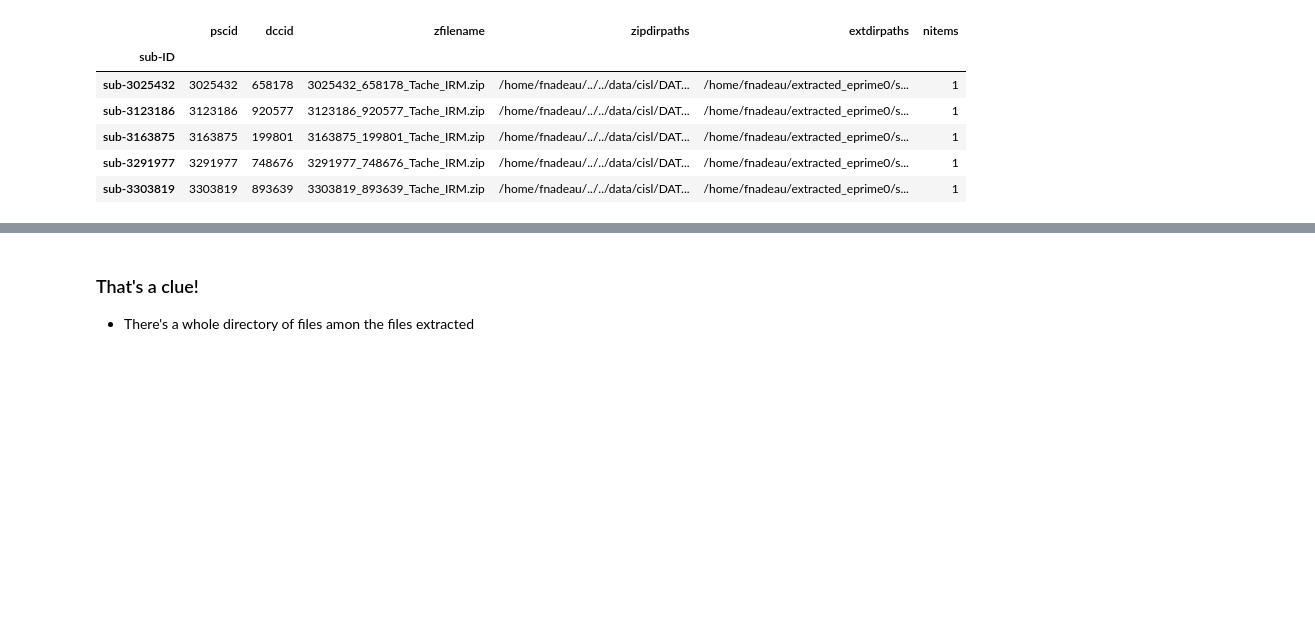
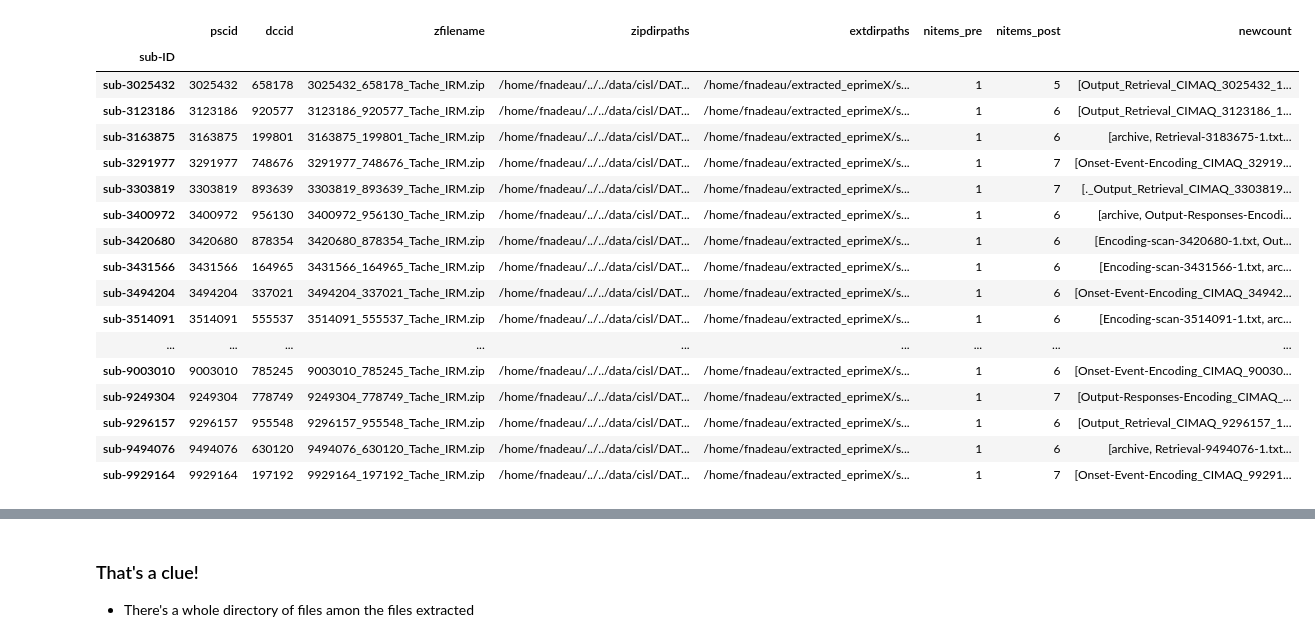
Before and after one commit to FrancoisNadeau/cimaq_memory, a Jupyter notebook: eprime2events/NEW_cimaq_convert_eprime_to_bids_event.ipynb, the cells around one changed output, grey strips where cells are left out. Saved outputs shown, nothing was run; the diff lists cells and outputs as text; code cells hidden in the pictures; blank space fills up the shorter version.

```diff
--- a/eprime2events/NEW_cimaq_convert_eprime_to_bids_event.ipynb
+++ b/eprime2events/NEW_cimaq_convert_eprime_to_bids_event.ipynb
@@ -0,0 +1,2 @@
+# %%
+help(pd.set_option.'display.max_colwidth')
@@ -25,36 +29,59 @@ from cimaq_utils import flatten
 from cimaq_utils import loadimages
 
 from unzipper import unzipper
-from NEW_extract_events2 import NEW_extract_events2
+# from NEW_extract_events3_iso8859 import NEW_extract_events3_iso8859
+# from NEW_extract_events3_utf8 import NEW_extract_events3_utf8
+
 from NEW_get_allsheetsdf import NEW_get_allsheetsdf
-from NEW_sniffer2 import NEW_sniffer2
-from sniffzipped import sniffzipped
+# from get_encoding import get_encoding
+# from NEW_sniffer2 import NEW_sniffer2
+# from sniffzipped import sniffzipped
 
 # set max display size options for pandas
 pd.set_option('display.max_rows', None)
 pd.set_option('display.max_columns', None)
-pd.set_option('display.width', None)
+pd.set_option('display.width', 50)
 pd.set_option('display.max_colwidth', None)
 # from scent import scent
 
 # from NEW_sniff_encodtype import NEW_sniff_encodtype
+from chardet import detect
 from chardet.universaldetector import UniversalDetector as udet
 # %%
 # There's no need to change current working directory
 # It's all relative
-maindir = xpu("~/extracted_eprime0")
+maindirA = xpu("~/extracted_eprimeX")
+# maindirB = xpu("~/extracted_eprime0_iso8859")
+
 
 # Load DataFrame outputted during extraction
-p1 = pd.read_csv(join(maindir,"participants.tsv"),
+p1a = pd.read_csv(join(maindirA,"participants.tsv"),
                  sep='\t').set_index("sub-ID")
+p1a['newcount'] = [ls(join(maindirA, row[0]))
+                   for row in p1a.iterrows()]
 
-display(p1.head())
+# p1b = pd.read_csv(join(maindirB,"participants.tsv"),
+#                  sep='\t').set_index("sub-ID")
+
+# display(join(maindirA, "sub-3702154", "._Output_Retrieval_CIMAQ_3702154_1.txt"))
+display(p1a)
 # %% [output]
-|  | pscid | dccid | zfilename | zipdirpaths | extdirpaths | nitems |
-| sub-ID |  |  |  |  |  |  |
-| sub-3025432 | 3025432 | 658178 | 3025432_658178_Tache_IRM.zip | /home/fnadeau/../../data/cisl/DAT... | /home/fnadeau/extracted_eprime0/s... | 1 |
-| sub-3123186 | 3123186 | 920577 | 3123186_920577_Tache_IRM.zip | /home/fnadeau/../../data/cisl/DAT... | /home/fnadeau/extracted_eprime0/s... | 1 |
-| sub-3163875 | 3163875 | 199801 | 3163875_199801_Tache_IRM.zip | /home/fnadeau/../../data/cisl/DAT... | /home/fnadeau/extracted_eprime0/s... | 1 |
-| sub-3291977 | 3291977 | 748676 | 3291977_748676_Tache_IRM.zip | /home/fnadeau/../../data/cisl/DAT... | /home/fnadeau/extracted_eprime0/s... | 1 |
-| sub-3303819 | 3303819 | 893639 | 3303819_893639_Tache_IRM.zip | /home/fnadeau/../../data/cisl/DAT... | /home/fnadeau/extracted_eprime0/s... | 1 |
+|  | pscid | dccid | zfilename | zipdirpaths | extdirpaths | nitems_pre | nitems_post | newcount |
+| sub-ID |  |  |  |  |  |  |  |  |
+| sub-3025432 | 3025432 | 658178 | 3025432_658178_Tache_IRM.zip | /home/fnadeau/../../data/cisl/DAT... | /home/fnadeau/extracted_eprimeX/s... | 1 | 5 | [Output_Retrieval_CIMAQ_3025432_1... |
+| sub-3123186 | 3123186 | 920577 | 3123186_920577_Tache_IRM.zip | /home/fnadeau/../../data/cisl/DAT... | /home/fnadeau/extracted_eprimeX/s... | 1 | 6 | [Output_Retrieval_CIMAQ_3123186_1... |
+| sub-3163875 | 3163875 | 199801 | 3163875_199801_Tache_IRM.zip | /home/fnadeau/../../data/cisl/DAT... | /home/fnadeau/extracted_eprimeX/s... | 1 | 6 | [archive, Retrieval-3183675-1.txt... |
+| sub-3291977 | 3291977 | 748676 | 3291977_748676_Tache_IRM.zip | /home/fnadeau/../../data/cisl/DAT... | /home/fnadeau/extracted_eprimeX/s... | 1 | 7 | [Onset-Event-Encoding_CIMAQ_32919... |
+| sub-3303819 | 3303819 | 893639 | 3303819_893639_Tache_IRM.zip | /home/fnadeau/../../data/cisl/DAT... | /home/fnadeau/extracted_eprimeX/s... | 1 | 7 | [._Output_Retrieval_CIMAQ_3303819... |
+| sub-3400972 | 3400972 | 956130 | 3400972_956130_Tache_IRM.zip | /home/fnadeau/../../data/cisl/DAT... | /home/fnadeau/extracted_eprimeX/s... | 1 | 6 | [archive, Output-Responses-Encodi... |
+| sub-3420680 | 3420680 | 878354 | 3420680_878354_Tache_IRM.zip | /home/fnadeau/../../data/cisl/DAT... | /home/fnadeau/extracted_eprimeX/s... | 1 | 6 | [Encoding-scan-3420680-1.txt, Out... |
+| sub-3431566 | 3431566 | 164965 | 3431566_164965_Tache_IRM.zip | /home/fnadeau/../../data/cisl/DAT... | /home/fnadeau/extracted_eprimeX/s... | 1 | 6 | [Encoding-scan-3431566-1.txt, arc... |
+| sub-3494204 | 3494204 | 337021 | 3494204_337021_Tache_IRM.zip | /home/fnadeau/../../data/cisl/DAT... | /home/fnadeau/extracted_eprimeX/s... | 1 | 6 | [Onset-Event-Encoding_CIMAQ_34942... |
+| sub-3514091 | 3514091 | 555537 | 3514091_555537_Tache_IRM.zip | /home/fnadeau/../../data/cisl/DAT... | /home/fnadeau/extracted_eprimeX/s... | 1 | 6 | [Encoding-scan-3514091-1.txt, arc... |
+| ... | ... | ... | ... | ... | ... | ... | ... | ... |
+| sub-9003010 | 9003010 | 785245 | 9003010_785245_Tache_IRM.zip | /home/fnadeau/../../data/cisl/DAT... | /home/fnadeau/extracted_eprimeX/s... | 1 | 6 | [Onset-Event-Encoding_CIMAQ_90030... |
+| sub-9249304 | 9249304 | 778749 | 9249304_778749_Tache_IRM.zip | /home/fnadeau/../../data/cisl/DAT... | /home/fnadeau/extracted_eprimeX/s... | 1 | 7 | [Output-Responses-Encoding_CIMAQ_... |
+| sub-9296157 | 9296157 | 955548 | 9296157_955548_Tache_IRM.zip | /home/fnadeau/../../data/cisl/DAT... | /home/fnadeau/extracted_eprimeX/s... | 1 | 6 | [Output_Retrieval_CIMAQ_9296157_1... |
+| sub-9494076 | 9494076 | 630120 | 9494076_630120_Tache_IRM.zip | /home/fnadeau/../../data/cisl/DAT... | /home/fnadeau/extracted_eprimeX/s... | 1 | 6 | [archive, Retrieval-9494076-1.txt... |
+| sub-9929164 | 9929164 | 197192 | 9929164_197192_Tache_IRM.zip | /home/fnadeau/../../data/cisl/DAT... | /home/fnadeau/extracted_eprimeX/s... | 1 | 7 | [Onset-Event-Encoding_CIMAQ_99291... |
 # %%
```
Also changed, not shown: parts of 6 cells of this notebook, 5 other files.
